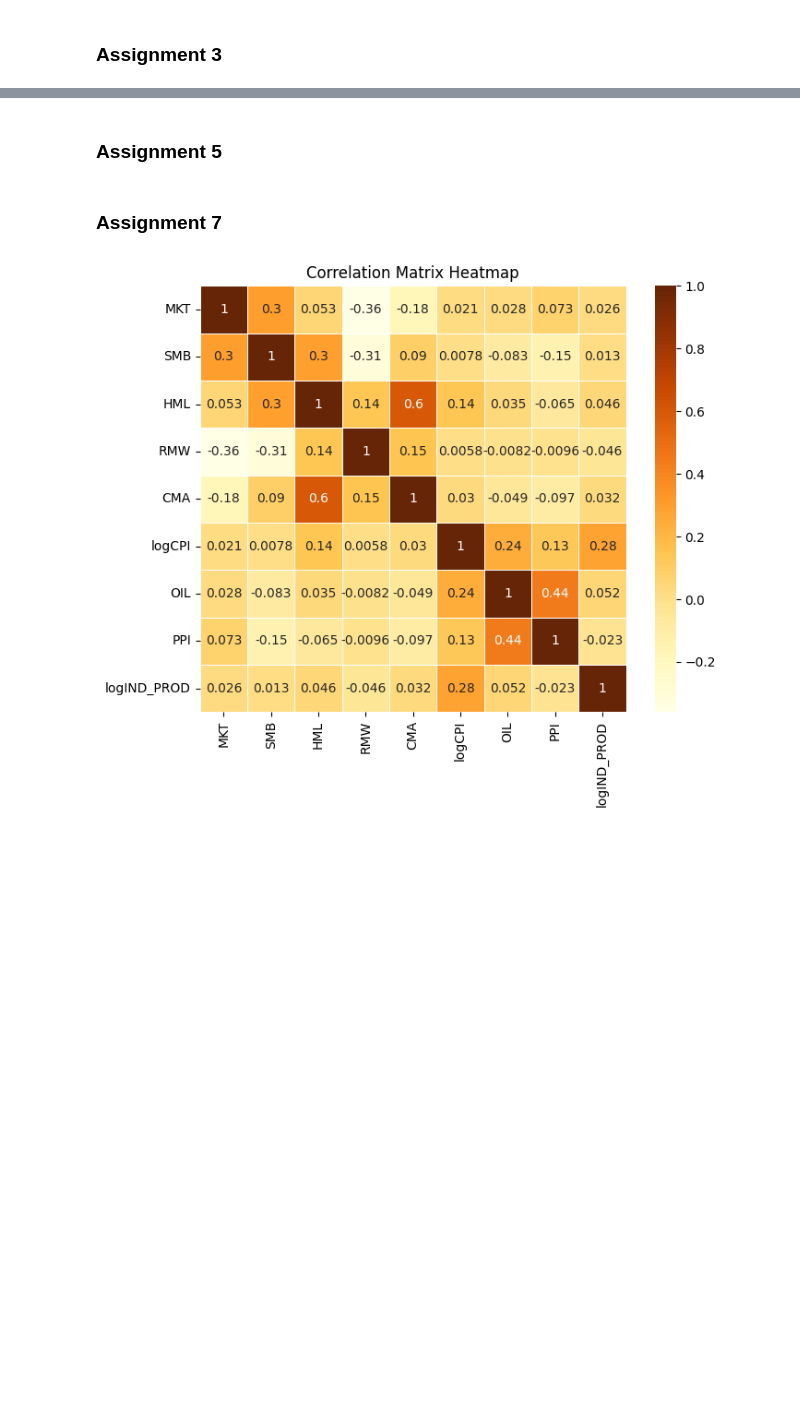
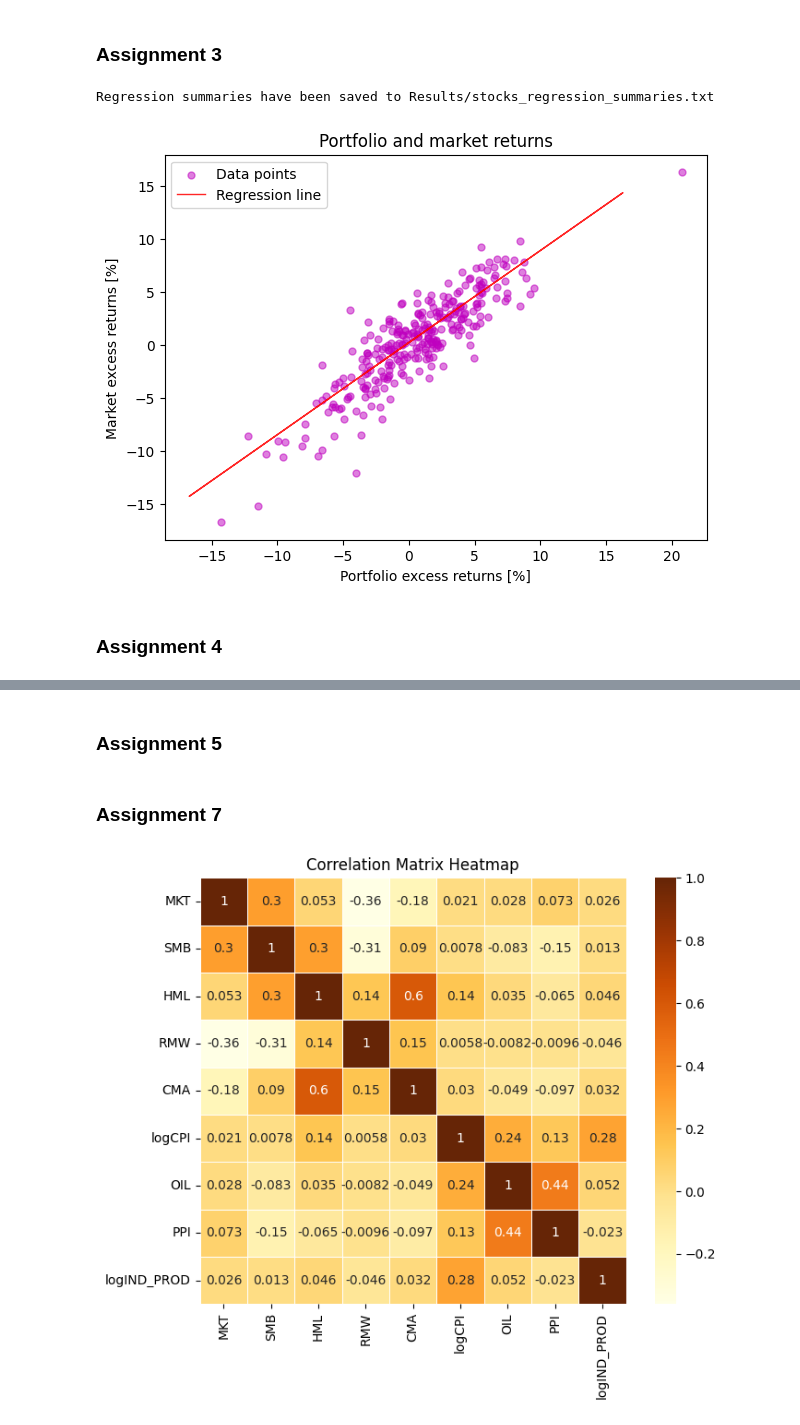
Before and after one commit to GiovanniGiorgioButEverybodyCallMeCot/CAPM-Regression, a Jupyter notebook: CAPM.ipynb, the cells around one changed output, grey strips where cells are left out. Drawn from its saved outputs; the diff is of its cells as text; code cells hidden in the pictures; blank space fills up the shorter version.

```diff
--- a/CAPM.ipynb
+++ b/CAPM.ipynb
@@ -38,7 +38,7 @@ equity_MV_columns  = [f"{name} - MARKET VALUE"   for name in equity_columns]
 # Interest rates
 
 # Download risk free interest rates (skipping rows 1,2 because they are not actual market values but additional information)
-rF_yearly = pd.read_excel('INTEREST_RATE.xlsx', usecols=['US FEDERAL FUNDS RATE (MONTHLY AVERAGE) NADJ'], skiprows=[1, 2], header=0)
+rF_yearly = pd.read_excel('Data/INTEREST_RATE.xlsx', usecols=['US FEDERAL FUNDS RATE (MONTHLY AVERAGE) NADJ'], skiprows=[1, 2], header=0)
 
 # Verify there are no NaN values in the DataFrame
 assert not rF_yearly.isnull().values.any(), "DataFrame contains NaN values"
@@ -54,7 +54,7 @@ rF = np.array(rF_yearly / 12)
 # Market indices
 
 # Download overall equity market index
-health_MKT = pd.read_excel('STOXX_HEALTH_PI.xlsx', usecols=['STOXX NTH AMER 600 HEALTH CARE E - PRICE INDEX'])
+health_MKT = pd.read_excel('Data/STOXX_HEALTH_PI.xlsx', usecols=['STOXX NTH AMER 600 HEALTH CARE E - PRICE INDEX'])
 
 # Verify there are no NaN values in the DataFrame
 assert not health_MKT.isnull().values.any(), "DataFrame contains NaN values"
@@ -71,7 +71,7 @@ eMKT = np.subtract(rMKT, rF[1:])
 # Market value of constituents
 
 # Download market value of constituents
-mkt_value = pd.read_excel('MKT_VALUE.xlsx', usecols=equity_MV_columns, skiprows=[1, 2], header=0)
+mkt_value = pd.read_excel('Data/MKT_VALUE.xlsx', usecols=equity_MV_columns, skiprows=[1, 2], header=0)
 # Reorder the columns explicitly to match the correct order
 mkt_value = mkt_value[equity_MV_columns]
 
@@ -82,7 +82,7 @@ assert not mkt_value.isnull().values.any(), "DataFrame contains NaN values"
 # Equities
 
 # Download equities
-data = pd.read_excel('Stocks_Constituents.xlsx', usecols=equity_TRI_columns)
+data = pd.read_excel('Data/Stocks_Constituents.xlsx', usecols=equity_TRI_columns)
 # Reorder the columns explicitly to match the correct order
 data = data[equity_TRI_columns]
 # Verify there are no NaN values in the DataFrame
@@ -135,21 +138,63 @@ plt.show()
 # %%
 # Adds an intercept (constant) term to eMKT
 eMKT_with_const   = sm.add_constant(eMKT)
 
 # Perform regressions
 regression_models = [sm.OLS(eEquities[column], eMKT_with_const).fit() for column in eEquities.columns]
 
 # Define the file name
-output_file       = "stocks_regression_summaries.txt"
+output_file       = "Results/stocks_regression_summaries.txt"
 
 # Open the file in write mode
 with open(output_file, "w") as f:
     for i, model in enumerate(regression_models):
         # Write the equity name and the summary to the file
         f.write(f"Summary for {equity_columns[i]}:\n")
         # Convert the summary to a string format
         f.write(model.summary().as_text())
         # Separator between summaries to improve readability
         f.write("\n\n" + "<->:"*24 + "\n\n")
 
 print(f"Regression summaries have been saved to {output_file}")
+
+#-----------------------------------------------------------------------------------------------------------------------------------#
+# Perform linear regression on the portfolio
+
+# Compute the weights
+weights           = mkt_value.div(mkt_value.sum(axis=1), axis=0)
+# Rename columns in both DataFrames so that pandas doesn't cry when performing element-wise multilpication
+weights.columns   = equity_columns
+eEquities.columns = equity_columns
+# Compute weighted average
+avg_return        = weights[1:] * eEquities
+# Sum across columns to get the portfolio return for each row
+ePortfolio        = avg_return.sum(axis=1)
+
+# Perform regression
+regression_model  = sm.OLS(ePortfolio, eMKT_with_const).fit()
+
+#-----------------------------------------------------------------------------------------------------------------------------------#
+# Produce a scatterplot
+
+plt.figure(figsize=(7, 5))
+plt.scatter(ePortfolio, eMKT, alpha=0.5, color='m', s=25, label='Data points')
+plt.plot(eMKT, regression_model.fittedvalues, color='red', linewidth=1, alpha=0.85, label="Regression line")
+plt.legend()
+plt.xlabel("Portfolio excess returns [%]")
+plt.ylabel("Market excess returns [%]")
+plt.title("Portfolio and market returns")
+plt.savefig('Results/portfolio_regression.png', dpi=300)
+plt.show()
+
+#-----------------------------------------------------------------------------------------------------------------------------------#
+# Save summary in external file
+
+output_file = 'Results/portfolio_regression_summary.txt'
+
+with open(output_file, "w") as f:
+    f.write(f"Summary for Porfolio:\n")
+    # Convert the summary to a string format
+    f.write(model.summary().as_text())
+# %% [output]
+Regression summaries have been saved to Results/stocks_regression_summaries.txt
+[figure, added]
@@ -194,0 +201,2 @@ with open(output_file, "w") as f:
+# %% [markdown]
+### Assignment 4
```
Also changed, not shown: parts of 6 cells of this notebook, 19 other files.
